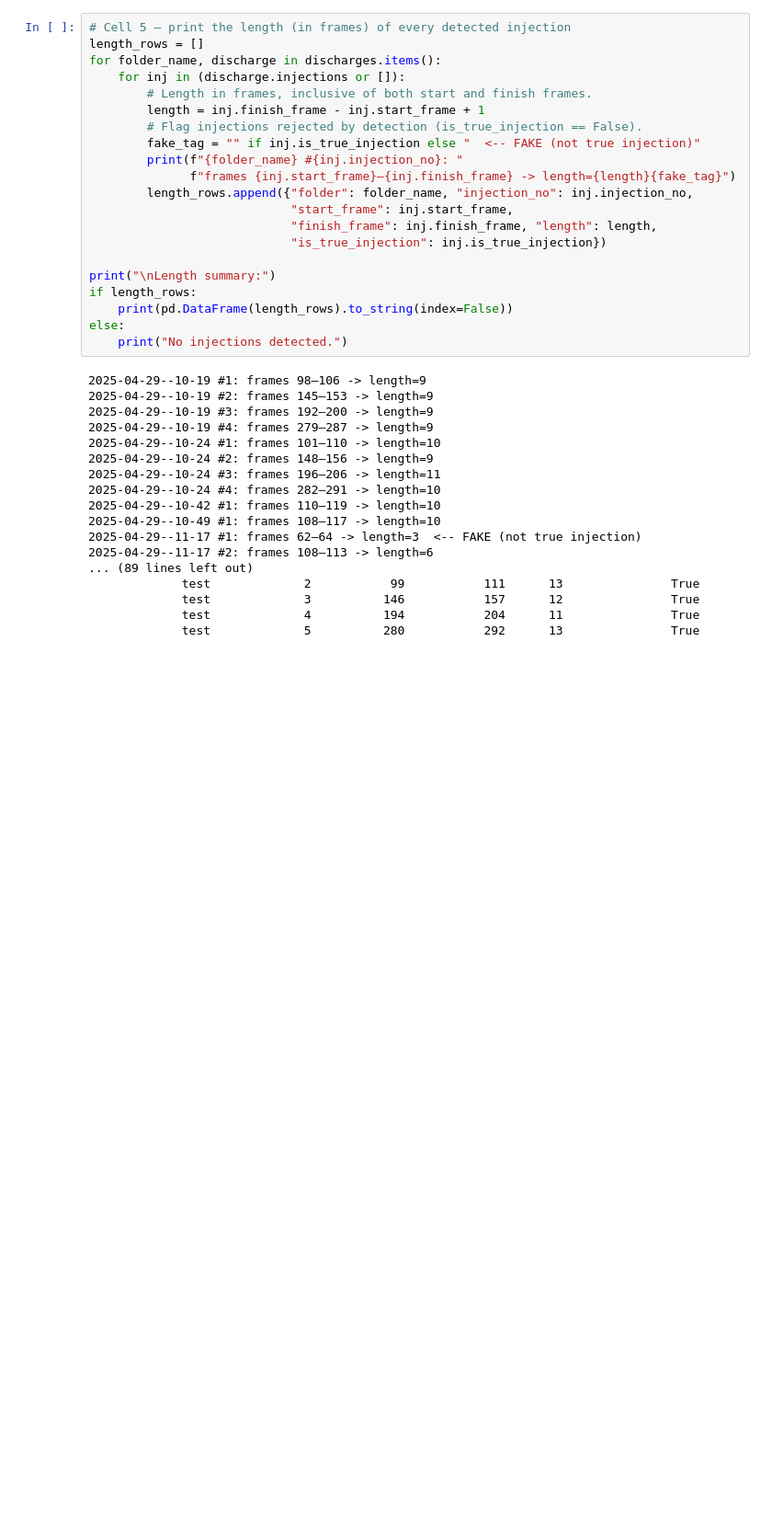
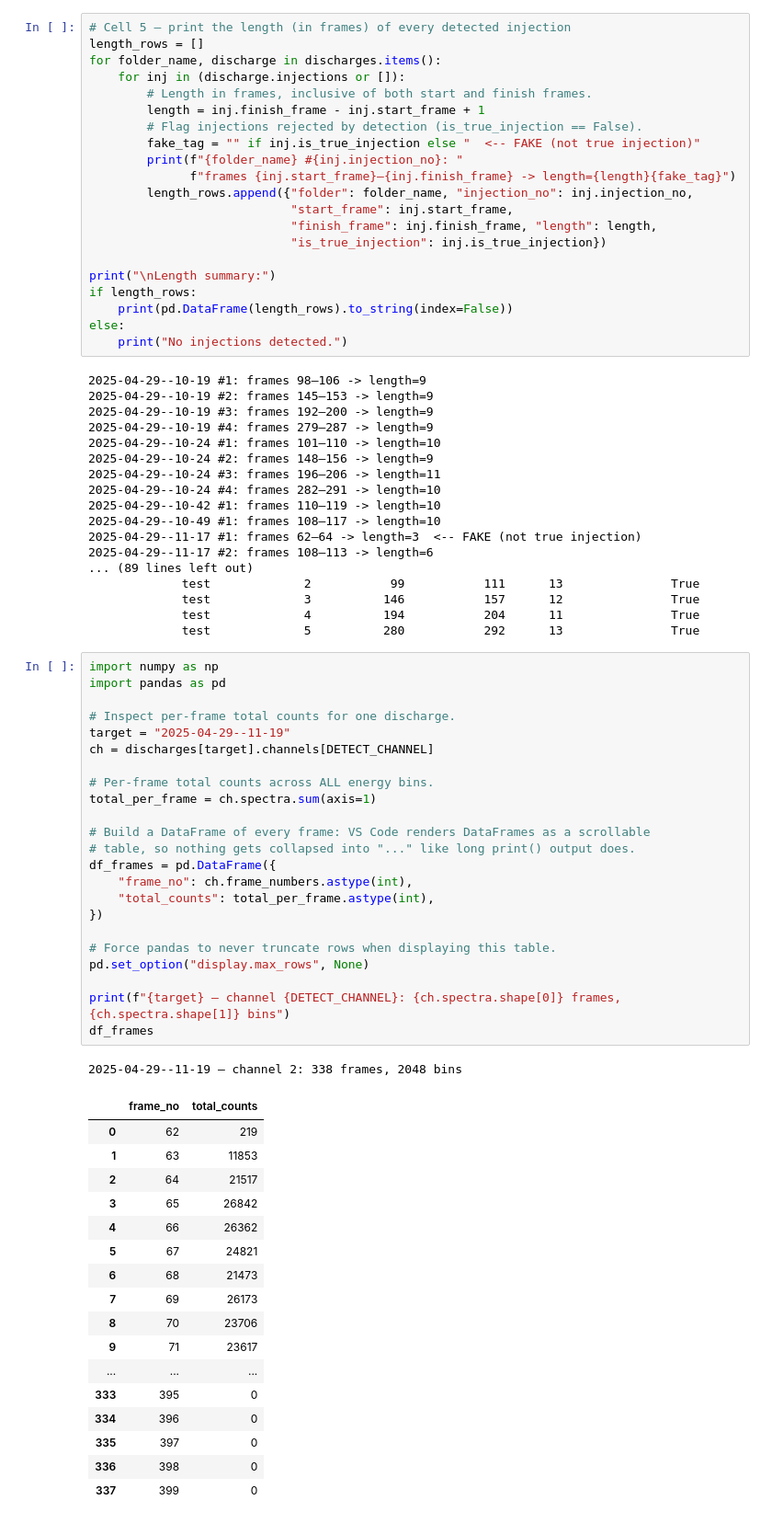
Before and after one commit to Danyil-Dorosh/IFPiLM-1st-Task, a Jupyter notebook: global_stats/too short injections global check.ipynb, the cells around one changed output. Shown at 92% size. Drawn from its saved outputs; the diff is of its cells as text; blank space fills up the shorter version.

```diff
--- a/global_stats/too short injections global check.ipynb
+++ b/global_stats/too short injections global check.ipynb
@@ -241,3 +241,45 @@ else:
              test             3          146           157      12               True
              test             4          194           204      11               True
              test             5          280           292      13               True
+# %%
+import numpy as np
+import pandas as pd
+
+# Inspect per-frame total counts for one discharge.
+target = "2025-04-29--11-19"
+ch = discharges[target].channels[DETECT_CHANNEL]
+
+# Per-frame total counts across ALL energy bins.
+total_per_frame = ch.spectra.sum(axis=1)
+
+# Build a DataFrame of every frame: VS Code renders DataFrames as a scrollable
+# table, so nothing gets collapsed into "..." like long print() output does.
+df_frames = pd.DataFrame({
+    "frame_no": ch.frame_numbers.astype(int),
+    "total_counts": total_per_frame.astype(int),
+})
+
+# Force pandas to never truncate rows when displaying this table.
+pd.set_option("display.max_rows", None)
+
+print(f"{target} — channel {DETECT_CHANNEL}: {ch.spectra.shape[0]} frames, {ch.spectra.shape[1]} bins")
+df_frames
+# %% [output]
+2025-04-29--11-19 — channel 2: 338 frames, 2048 bins
+|  | frame_no | total_counts |
+| 0 | 62 | 219 |
+| 1 | 63 | 11853 |
+| 2 | 64 | 21517 |
+| 3 | 65 | 26842 |
+| 4 | 66 | 26362 |
+| 5 | 67 | 24821 |
+| 6 | 68 | 21473 |
+| 7 | 69 | 26173 |
+| 8 | 70 | 23706 |
+| 9 | 71 | 23617 |
+| ... | ... | ... |
+| 333 | 395 | 0 |
+| 334 | 396 | 0 |
+| 335 | 397 | 0 |
+| 336 | 398 | 0 |
+| 337 | 399 | 0 |
```
Also changed, not shown: parts of 3 cells of this notebook.
